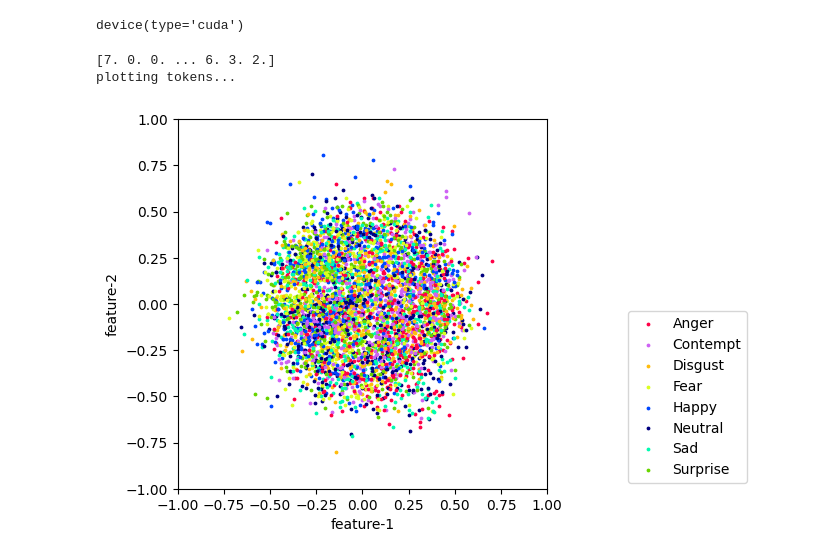
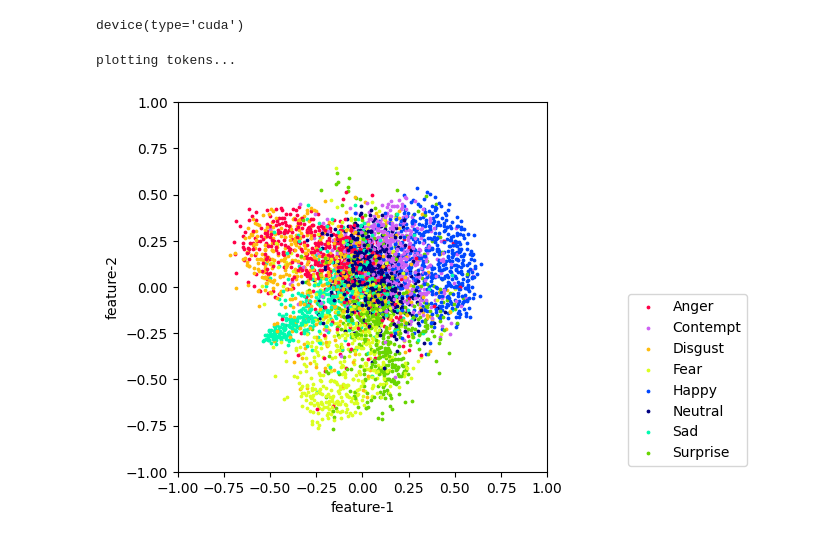
Before and after one commit to nRknpy/AffectNet-experiments, a Jupyter notebook: notebooks/rsj_plot.ipynb, the cells around one changed output. Cells and saved outputs as stored; diff of their text form; code cells hidden in the pictures.

```diff
--- a/notebooks/rsj_plot.ipynb
+++ b/notebooks/rsj_plot.ipynb
@@ -10,7 +10,7 @@ device
 # %% [output]
 device(type='cuda')
 # %%
-model_ckpt = 'CL_valaro_z64_bs512'
+model_ckpt = 'CL_expression_after_valaro_z64_bs512'
 # %%
 from transformers import ViTFeatureExtractor, ViTForImageClassification
 
@@ -52,7 +52,7 @@ def CLS_tokens(model, dataset, device):
         labels.append(label)
     tokens, labels = torch.stack(tokens).squeeze(), torch.stack(labels)
     data = np.column_stack((tokens, labels))
-    np.savetxt(os.path.join(f'data/{model_ckpt}'+"token_and_valaro.csv"), data, delimiter=',')
+    np.savetxt(os.path.join(f'data/{model_ckpt}'+"token_and_emotion.csv"), data, delimiter=',')
     return tokens, labels
 # %%
 from typing import Literal
@@ -180,14 +180,13 @@ fig.savefig(os.path.join(
 # %%
 from utils import exclude_id
 
 id2label, label2id = exclude_id([8,9,10])
 
-# features, labels = CLS_tokens(model, emotion_dataset, device)
-fig, legend = plot_tokens_category(None, None, 20, id2label, 0, 'csv', f'data/{model_ckpt}emotion.csv')
+features, labels = CLS_tokens(model, emotion_dataset, device)
+fig, legend = plot_tokens_category(features, labels, 20, id2label, 0, 'mds', f'data/{model_ckpt}emotion.csv')
 # %% [output]
-[7. 0. 0. ... 6. 3. 2.]
 plotting tokens...
-[figure, old version]
+[figure, new version]
 # %%
 fig.savefig(os.path.join(
                 f'results/{model_ckpt}'+'emotion'+'.svg'), bbox_inches='tight', bbox_extra_artists=[
```
Also changed, not shown: 2 other files.
